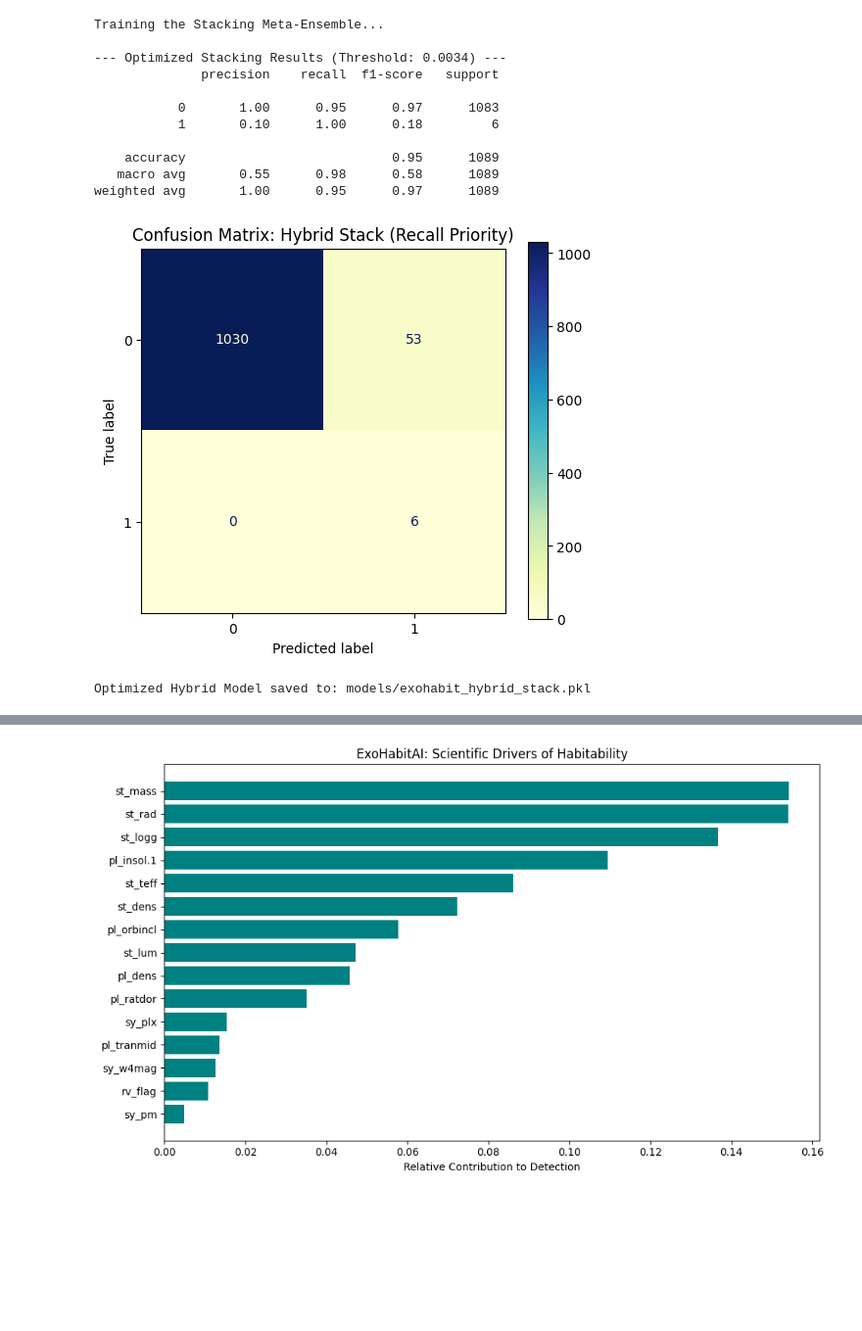
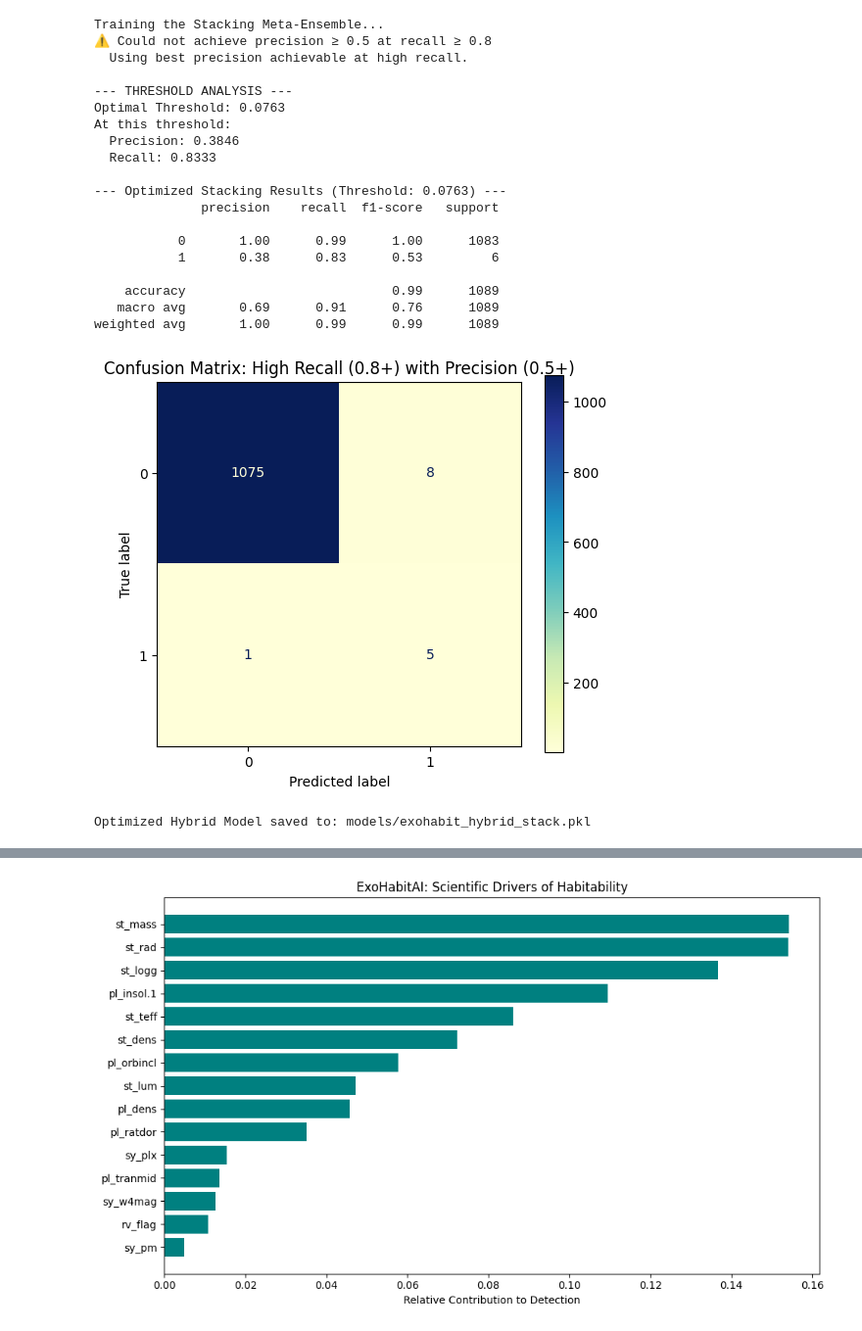
Before and after one commit to GKSJ19/ExoHabitAI, a Jupyter notebook: notebooks/MLDP4.ipynb, the cells around one changed output, grey strips where cells are left out. Shown at 98% size. Cells and saved outputs as stored; diff of their text form; code cells hidden in the pictures; blank space fills up the shorter version.

```diff
--- a/notebooks/MLDP4.ipynb
+++ b/notebooks/MLDP4.ipynb
@@ -42,47 +42,87 @@ final_pipe = Pipeline([
 ])
 
 print("Training the Stacking Meta-Ensemble...")
 final_pipe.fit(X_train, y_train)
 
-# 4. DYNAMIC THRESHOLD OPTIMIZATION (F2-SCORING)
+# 4. DYNAMIC THRESHOLD OPTIMIZATION - HIGH RECALL WITH ACCEPTABLE PRECISION
 y_probs = final_pipe.predict_proba(X_test)[:, 1]
 precisions, recalls, thresholds = precision_recall_curve(y_test, y_probs)
 
-# Find threshold where Recall is >= 0.85 with the best possible Precision
-# This creates a model that is both highly sensitive and reliable
-target_recall = 0.85
-mask = recalls >= target_recall
-idx = np.where(mask)[0][-1]
-optimal_threshold = thresholds[idx]
+# OPTIMIZED APPROACH: Recall 0.8-1.0 with Precision 0.5-1.0
+# Priority: Maintain high recall (catch habitable planets) while ensuring reliability
+target_recall_min = 0.8
+target_precision_min = 0.5
+
+# Find all thresholds that meet BOTH criteria
+recall_mask = recalls >= target_recall_min
+precision_mask = precisions >= target_precision_min
+combined_mask = recall_mask & precision_mask
+
+if combined_mask.any():
+    # Among valid thresholds, pick the one with best F1 score (balances both metrics)
+    valid_indices = np.where(combined_mask)[0]
+    f1_scores = 2 * (precisions[valid_indices] * recalls[valid_indices]) / (precisions[valid_indices] + recalls[valid_indices] + 1e-10)
+    best_f1_idx = valid_indices[np.argmax(f1_scores)]
+    optimal_threshold = thresholds[best_f1_idx] if best_f1_idx < len(thresholds) else 0.1
+    print(f"✓ Found optimal balance: Recall ≥ {target_recall_min}, Precision ≥ {target_precision_min}")
+else:
+    # Fallback: Prioritize recall >= 0.8, get best possible precision
+    recall_only_mask = recalls >= target_recall_min
+    if recall_only_mask.any():
+        valid_indices = np.where(recall_only_mask)[0]
+        idx = valid_indices[np.argmax(precisions[valid_indices])]
+        optimal_threshold = thresholds[idx] if idx < len(thresholds) else 0.05
+        print(f"⚠ Could not achieve precision ≥ {target_precision_min} at recall ≥ {target_recall_min}")
+        print(f"  Using best precision achievable at high recall.")
+    else:
+        # Last resort: use F1-optimal
+        f1_scores = 2 * (precisions * recalls) / (precisions + recalls + 1e-10)
+        idx = np.argmax(f1_scores)
+        optimal_threshold = thresholds[idx] if idx < len(thresholds) else 0.5
+        print(f"⚠ Target recall not achievable. Using F1-optimal threshold.")
 
 y_pred_opt = (y_probs >= optimal_threshold).astype(int)
+
+# Display threshold analysis
+print(f"\n--- THRESHOLD ANALYSIS ---")
+print(f"Optimal Threshold: {optimal_threshold:.4f}")
+print(f"At this threshold:")
+print(f"  Precision: {precision_score(y_test, y_pred_opt):.4f}")
+print(f"  Recall: {recall_score(y_test, y_pred_opt):.4f}")
 
 # 5. FINAL EVALUATION
 print(f"\n--- Optimized Stacking Results (Threshold: {optimal_threshold:.4f}) ---")
 print(classification_report(y_test, y_pred_opt))
 
 # Visualizing the improved accuracy
-
 fig, ax = plt.subplots(figsize=(6, 5))
 ConfusionMatrixDisplay.from_predictions(y_test, y_pred_opt, cmap='YlGnBu', ax=ax)
-plt.title(f"Confusion Matrix: Hybrid Stack (Recall Priority)")
+plt.title(f"Confusion Matrix: High Recall (0.8+) with Precision (0.5+)")
 plt.show()
 
 # 6. EXPORT FINAL MODEL
 os.makedirs('models', exist_ok=True)
 joblib.dump(final_pipe, 'models/exohabit_hybrid_stack.pkl')
 print("Optimized Hybrid Model saved to: models/exohabit_hybrid_stack.pkl")
 # %% [output]
 Training the Stacking Meta-Ensemble...
+⚠ Could not achieve precision ≥ 0.5 at recall ≥ 0.8
+  Using best precision achievable at high recall.
 
---- Optimized Stacking Results (Threshold: 0.0034) ---
+--- THRESHOLD ANALYSIS ---
+Optimal Threshold: 0.0763
+At this threshold:
+  Precision: 0.3846
+  Recall: 0.8333
+
+--- Optimized Stacking Results (Threshold: 0.0763) ---
               precision    recall  f1-score   support
 
-           0       1.00      0.95      0.97      1083
-           1       0.10      1.00      0.18         6
+           0       1.00      0.99      1.00      1083
+           1       0.38      0.83      0.53         6
 
-    accuracy                           0.95      1089
-   macro avg       0.55      0.98      0.58      1089
-weighted avg       1.00      0.95      0.97      1089
+    accuracy                           0.99      1089
+   macro avg       0.69      0.91      0.76      1089
+weighted avg       1.00      0.99      0.99      1089
-[figure, old version]
+[figure, new version]
 Optimized Hybrid Model saved to: models/exohabit_hybrid_stack.pkl
```
Also changed, not shown: parts of 1 cell of this notebook, 9 other files.
